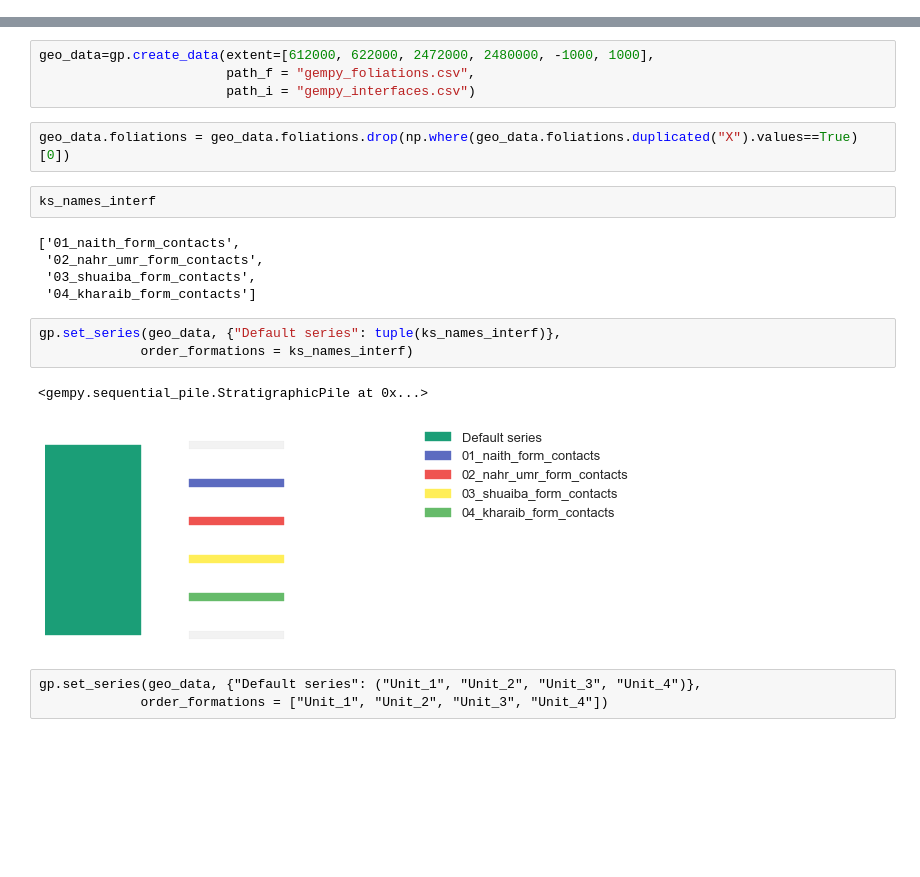
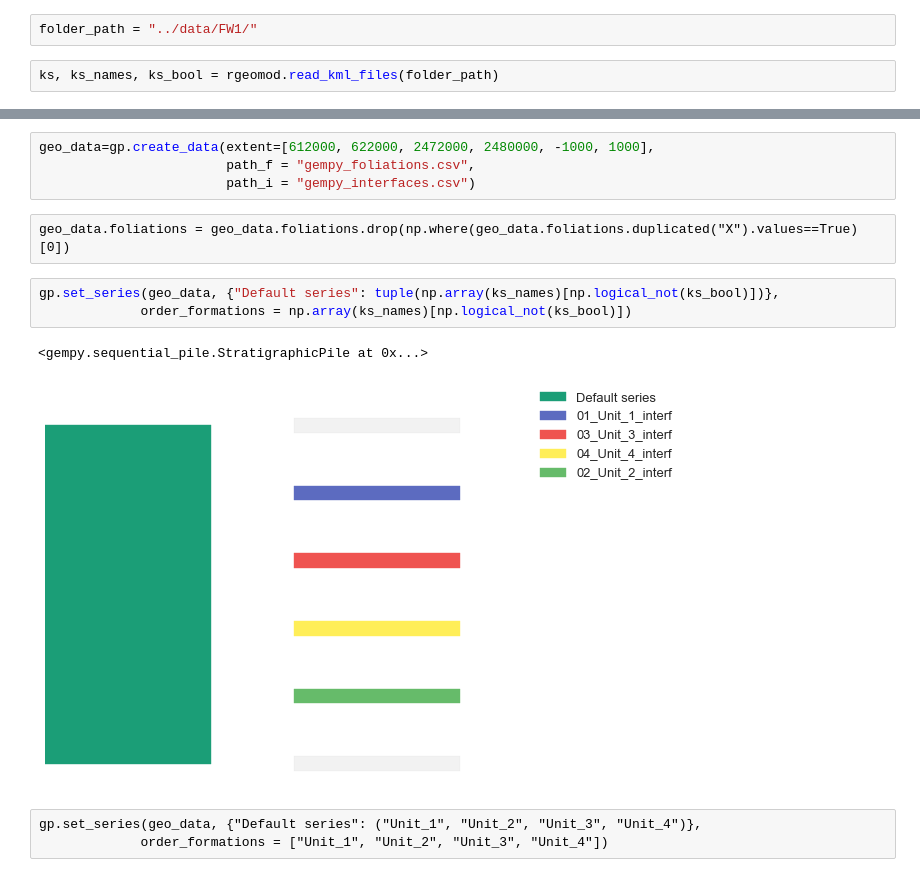
Before and after one commit to cgre-aachen/remote-geomod, a Jupyter notebook: notebooks/workflow.ipynb, the cells around one changed output, grey strips where cells are left out. Cells and saved outputs as stored; diff of their text form; blank space fills up the shorter version.

```diff
--- a/notebooks/workflow.ipynb
+++ b/notebooks/workflow.ipynb
@@ -94,0 +21,4 @@ for k in ks:
+# %%
+folder_path = "../data/FW1/"
+# %%
+ks, ks_names, ks_bool = rgeomod.read_kml_files(folder_path)
@@ -251,21 +165,14 @@ import gempy as gp
 geo_data=gp.create_data(extent=[612000, 622000, 2472000, 2480000, -1000, 1000],
                         path_f = "gempy_foliations.csv",
                         path_i = "gempy_interfaces.csv")
-# %%
-geo_data.foliations = geo_data.foliations.drop(np.where(geo_data.foliations.duplicated("X").values==True)[0])
-# %%
-ks_names_interf
-# %% [output]
-['01_naith_form_contacts',
- '02_nahr_umr_form_contacts',
- '03_shuaiba_form_contacts',
- '04_kharaib_form_contacts']
+# %% [raw]
+geo_data.foliations = geo_data.foliations.drop(np.where(geo_data.foliations.duplicated("X").values==True)[0])
 # %%
-gp.set_series(geo_data, {"Default series": tuple(ks_names_interf)},
-             order_formations = ks_names_interf)
+gp.set_series(geo_data, {"Default series": tuple(np.array(ks_names)[np.logical_not(ks_bool)])},
+             order_formations = np.array(ks_names)[np.logical_not(ks_bool)])
 # %% [output]
 <gempy.sequential_pile.StratigraphicPile at 0x...>
-[figure, old version]
+[figure, new version]
 # %% [raw]
 gp.set_series(geo_data, {"Default series": ("Unit_1", "Unit_2", "Unit_3", "Unit_4")},
              order_formations = ["Unit_1", "Unit_2", "Unit_3", "Unit_4"])
```
Also changed, not shown: parts of 49 cells of this notebook, 9 other files.
